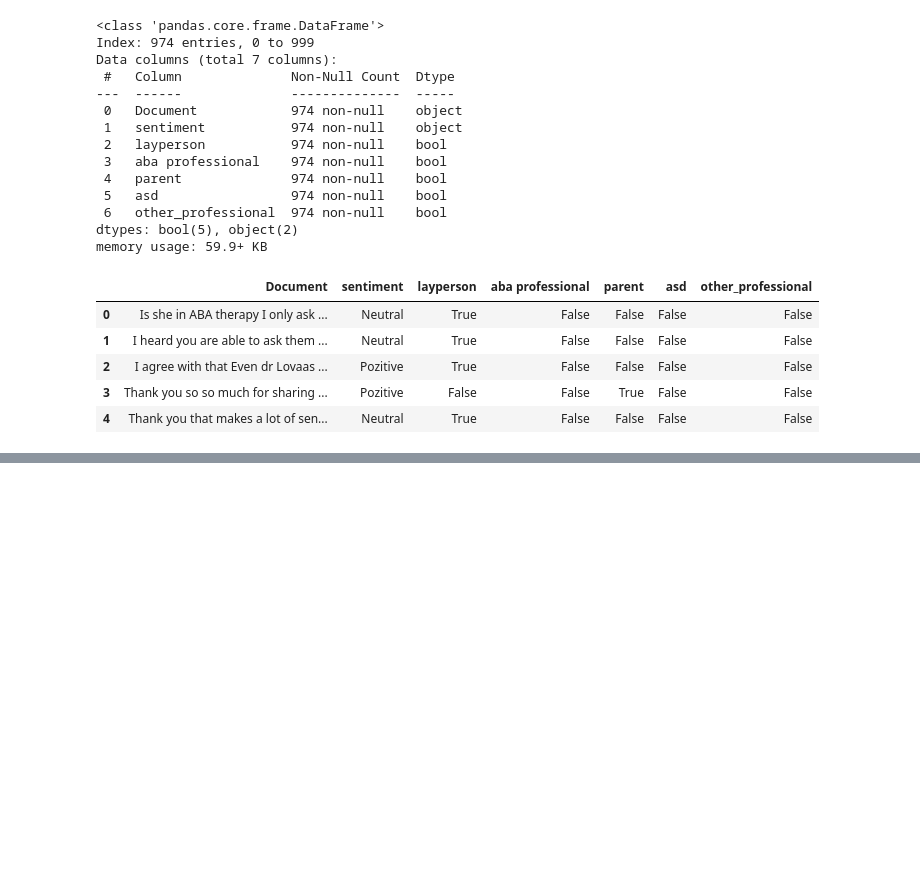
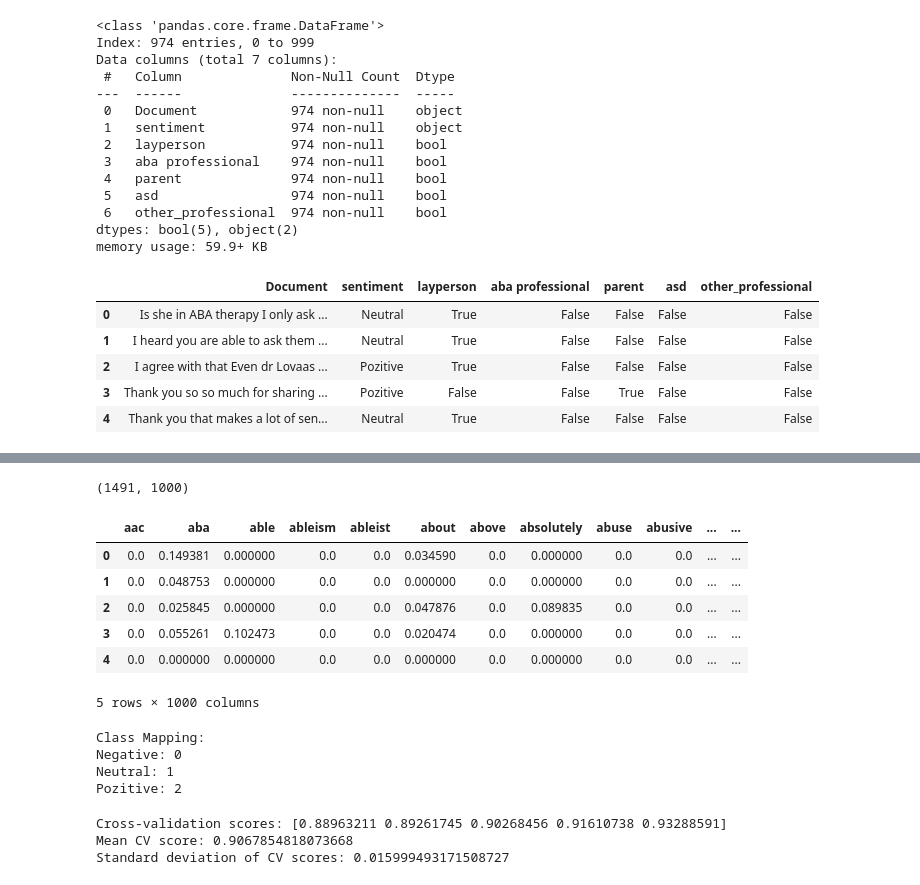
Before and after one commit to andrea-mar/BBK_MScDataScience2reddit_posts, a Jupyter notebook: sentiment_analysis_aba_posts.ipynb, the cells around one changed output, grey strips where cells are left out. Cells and saved outputs as stored; diff of their text form; code cells hidden in the pictures; blank space fills up the shorter version.

```diff
--- a/sentiment_analysis_aba_posts.ipynb
+++ b/sentiment_analysis_aba_posts.ipynb
@@ -1312,0 +1491,2 @@ Also according to the authors cited above, when fine-tuning SiEBERT on a new thr
+# %%
+nlp = spacy.load('en_core_web_sm')
@@ -1312,0 +1500,14 @@ Also according to the authors cited above, when fine-tuning SiEBERT on a new thr
+# %%
+# text is already cleaned - also keep all stopwords as these can be relevat to sentiment classification
+# for ex the stop word 'not' or "don't"
+# lemmatize tokens
+def preprocess_lem(text):
+    doc= nlp(text)
+    new_text = []
+    for t in doc:
+        new_text.append(t.lemma_)
+    return ' '.join(new_text)
+# %%
+# pre-process traning set
+x_ros.loc[:, 'new_document'] = x_ros['Document'].apply(preprocess_lem)
+x_ros.head(3)
@@ -1312,0 +1567,64 @@ Also according to the authors cited above, when fine-tuning SiEBERT on a new thr
+# %%
+# vectorize docuemnts using TF-DF
+from sklearn.feature_extraction.text import TfidfVectorizer
+
+
+vectorizer = TfidfVectorizer(max_features=1000) # the vectorizer will only consider the top 1000 terms with the highest TF-IDF scores ( otherwise the dimentionality would be too high; also this way the most important words - freqency - will be used => noise reduction)
+corpus = x_ros.new_document.tolist()
+
+vectorized_x_ros = vectorizer.fit_transform(corpus)
+vectorized_x_ros.shape
+
+# docuement vector = 4763 dimentsions
+# %% [output]
+(1491, 1000)
+# %%
+vectorized_x_ros = pd.DataFrame(vectorized_x_ros.toarray(), columns=vectorizer.get_feature_names_out())
+vectorized_x_ros.head()
+# %% [output]
+|  | aac | aba | able | ableism | ableist | about | above | absolutely | abuse | abusive | ... | ... |
+| 0 | 0.0 | 0.149381 | 0.000000 | 0.0 | 0.0 | 0.034590 | 0.0 | 0.000000 | 0.0 | 0.0 | ... | ... |
+| 1 | 0.0 | 0.048753 | 0.000000 | 0.0 | 0.0 | 0.000000 | 0.0 | 0.000000 | 0.0 | 0.0 | ... | ... |
+| 2 | 0.0 | 0.025845 | 0.000000 | 0.0 | 0.0 | 0.047876 | 0.0 | 0.089835 | 0.0 | 0.0 | ... | ... |
+| 3 | 0.0 | 0.055261 | 0.102473 | 0.0 | 0.0 | 0.020474 | 0.0 | 0.000000 | 0.0 | 0.0 | ... | ... |
+| 4 | 0.0 | 0.000000 | 0.000000 | 0.0 | 0.0 | 0.000000 | 0.0 | 0.000000 | 0.0 | 0.0 | ... | ... |
+5 rows × 1000 columns
+# %%
+from sklearn.preprocessing import LabelEncoder
+# encode the sentiment classes as numbers
+label_encoder = LabelEncoder()
+y_encoded = label_encoder.fit_transform(y_ros.sentiment)
+
+# get the mapping
+class_mapping = dict(zip(label_encoder.classes_, label_encoder.transform(label_encoder.classes_)))
+
+# print the mapping
+print("Class Mapping:")
+for class_label, encoded_value in class_mapping.items():
+    print(f"{class_label}: {encoded_value}")
+# %% [output]
+Class Mapping:
+Negative: 0
+Neutral: 1
+Pozitive: 2
+# %%
+from sklearn.model_selection import cross_val_score
+from sklearn.linear_model import LogisticRegression
+import numpy as np
+
+reg = 0.1
+# logistic regression model
+multi_model = LogisticRegression(C=1/reg, solver='lbfgs', multi_class='auto', max_iter=10000, random_state=7)
+
+# cross-validation
+num_folds = 5
+cv_scores = cross_val_score(multi_model, vectorized_x_ros, y_encoded, cv=num_folds)
+
+# print the cross-validation scores
+print(f'Cross-validation scores: {cv_scores}')
+print(f'Mean CV score: {np.mean(cv_scores)}')
+print(f'Standard deviation of CV scores: {np.std(cv_scores)}')
+# %% [output]
+Cross-validation scores: [0.88963211 0.89261745 0.90268456 0.91610738 0.93288591]
+Mean CV score: 0.9067854818073668
+Standard deviation of CV scores: 0.015999493171508727
```
Also changed, not shown: parts of 34 cells of this notebook.
